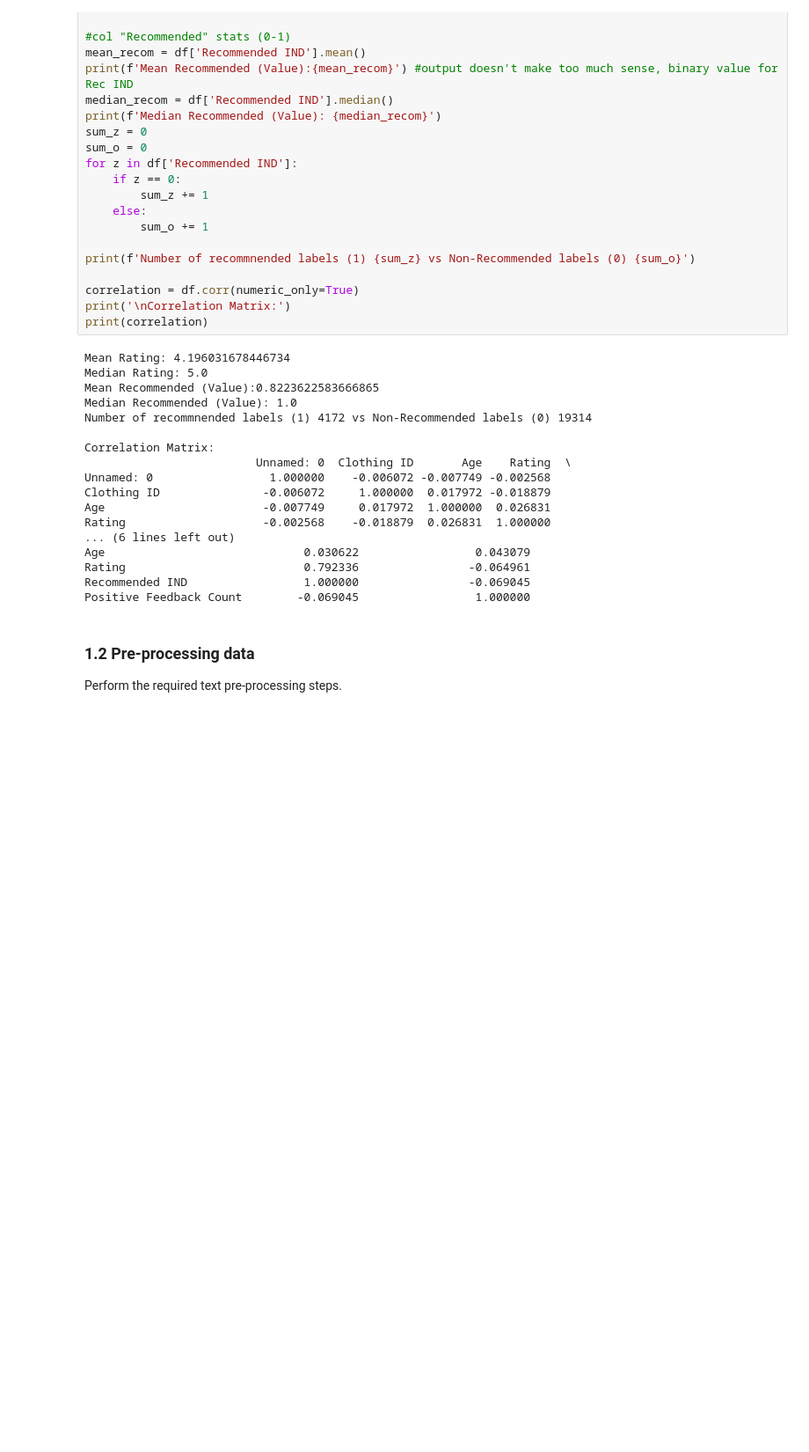
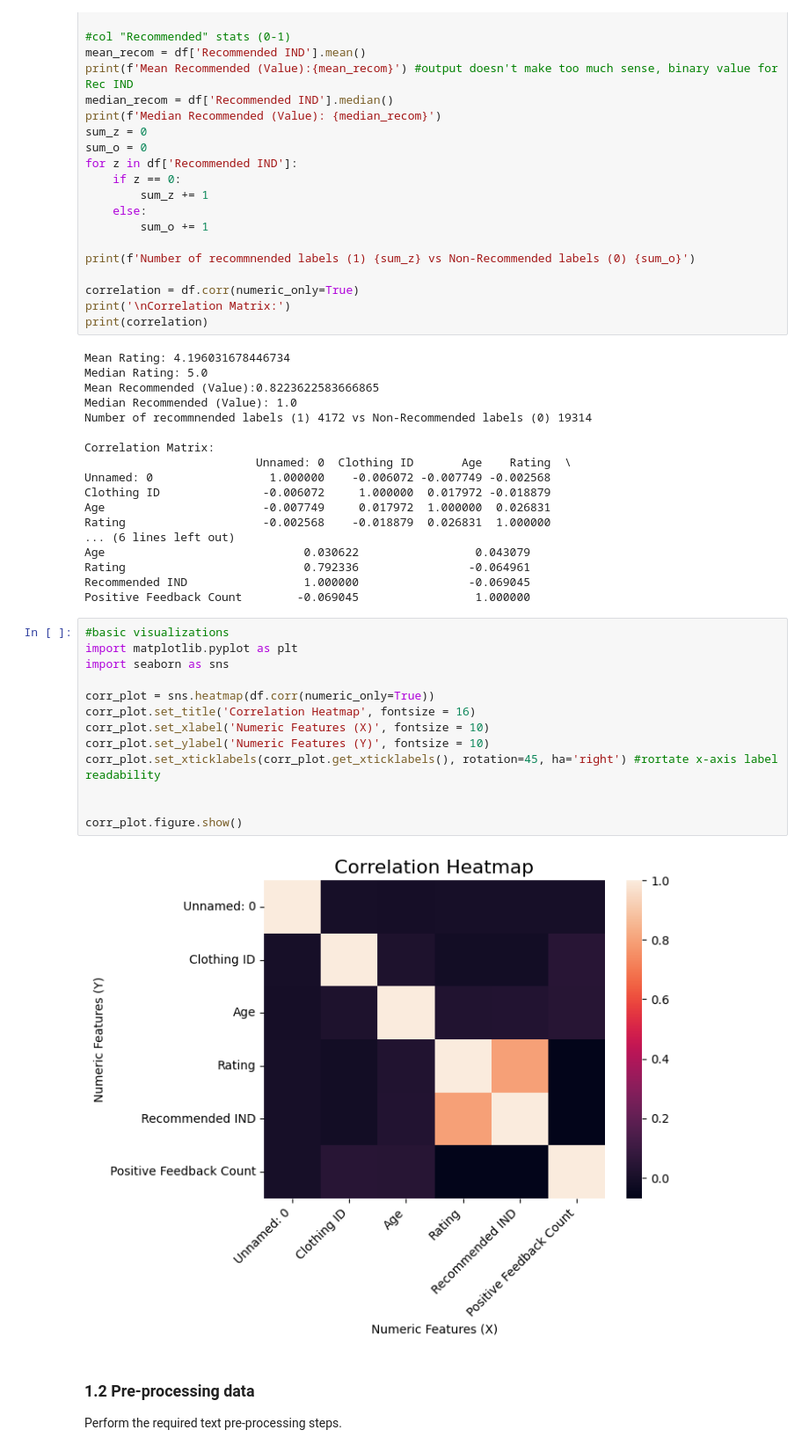
Before and after one commit to theaussiepie/basic_webapp_prod_rec_w-nlp, a Jupyter notebook: eda/eda.ipynb, the cells around one changed output. Shown at 88% size. Cells and saved outputs as stored; diff of their text form; blank space fills up the shorter version.

Commit message:
basic visualisations

```diff
--- a/eda/eda.ipynb
+++ b/eda/eda.ipynb
@@ -135,6 +135,21 @@ Age                             0.030622                 0.043079
 Rating                          0.792336                -0.064961
 Recommended IND                 1.000000                -0.069045
 Positive Feedback Count        -0.069045                 1.000000
+# %%
+#basic visualizations
+import matplotlib.pyplot as plt
+import seaborn as sns
+
+corr_plot = sns.heatmap(df.corr(numeric_only=True))
+corr_plot.set_title('Correlation Heatmap', fontsize = 16)
+corr_plot.set_xlabel('Numeric Features (X)', fontsize = 10)
+corr_plot.set_ylabel('Numeric Features (Y)', fontsize = 10)
+corr_plot.set_xticklabels(corr_plot.get_xticklabels(), rotation=45, ha='right') #rortate x-axis label readability
+
+
+corr_plot.figure.show()
+# %% [output]
+[figure, added]
 # %% [markdown]
 ### 1.2 Pre-processing data
 Perform the required text pre-processing steps.
```
